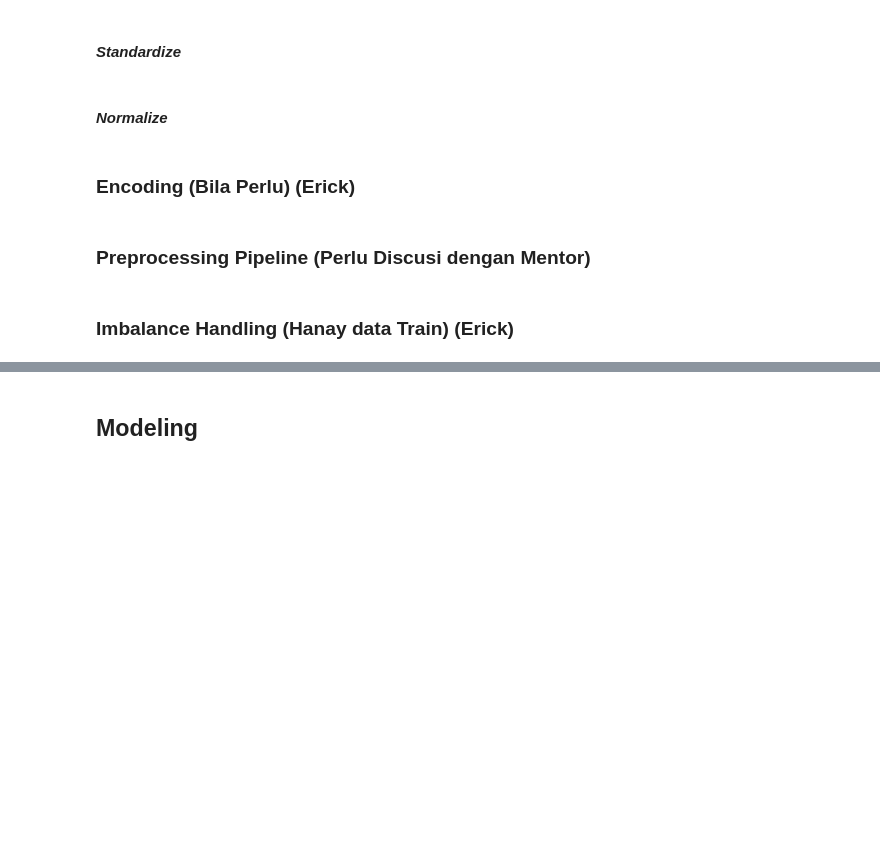
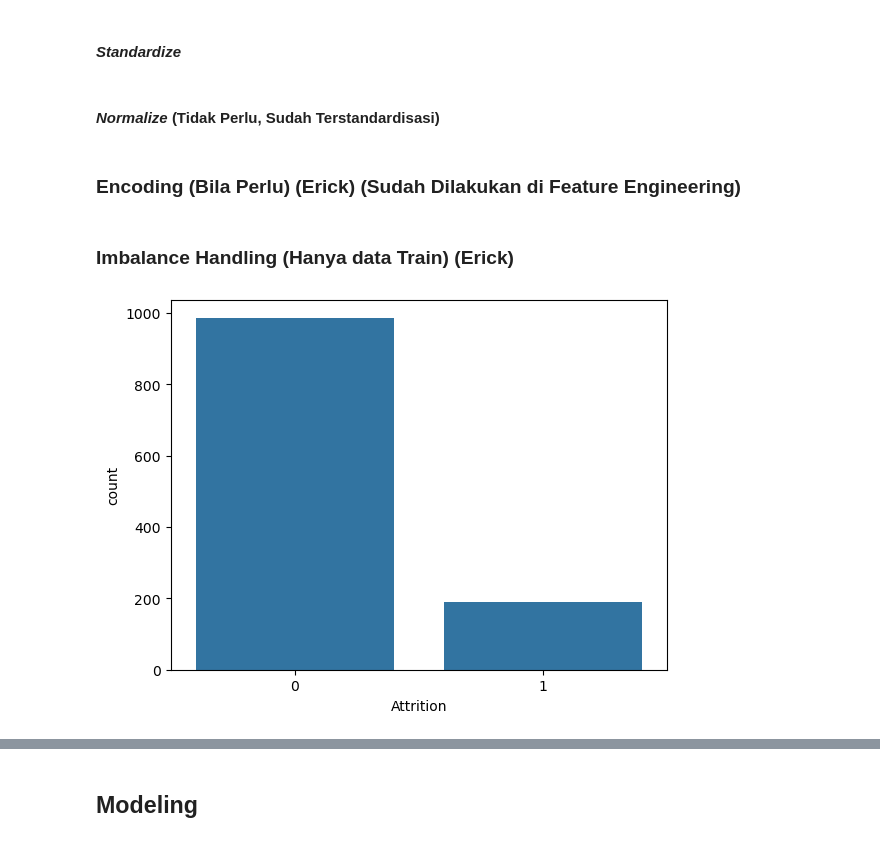
Before and after one commit to gibranariq/Final-Project-Rakamin-Men-United, a Jupyter notebook: Framework_data_modeling_lengkap.ipynb, the cells around one changed output, grey strips where cells are left out. Cells and saved outputs as stored; diff of their text form; code cells hidden in the pictures; blank space fills up the shorter version.

Commit message:
Perbaikan Duplicate Feature Engineering, Singkronisasi df di tiap proses, imbalance handling.

```diff
--- a/Framework_data_modeling_lengkap.ipynb
+++ b/Framework_data_modeling_lengkap.ipynb
@@ -548,0 +492,3 @@ Sebagai bagian dari tahap feature engineering, dikembangkan beberapa fitur baru
+# %%
+df_model = df_encoded.copy().drop(['AgeExperienceGap','MonthlyRate','HourlyRate','DailyRate'], axis=1)
+df_model
@@ -551,8 +535,8 @@ Sebagai bagian dari tahap feature engineering, dikembangkan beberapa fitur baru
 # %% [markdown]
 ### Data Splitting (Erick)
 # %%
-X = df.drop('Attrition', axis=1)
-y = df['Attrition']
+X = df_model.drop('Attrition', axis=1)
+y = df_model['Attrition']
 
 X_train, X_test, y_train, y_test = train_test_split(X, y, test_size=0.2, random_state=42, stratify=y)
 
@@ -627,5 +611,5 @@ scaler = StandardScaler()
 X_train[numerical_cols_to_standardize] = scaler.fit_transform(X_train[numerical_cols_to_standardize])
 X_test[numerical_cols_to_standardize] = scaler.transform(X_test[numerical_cols_to_standardize])
 # %% [markdown]
-#### *Normalize*
+#### *Normalize* (Tidak Perlu, Sudah Terstandardisasi)
 # %%
@@ -643,6 +627,10 @@ X_test[numerical_cols_to_normalize] = minmax_scaler.transform(X_test[numerical_c
 # %% [markdown]
-### Encoding (Bila Perlu) (Erick)
+### Encoding (Bila Perlu) (Erick) (Sudah Dilakukan di Feature Engineering)
-# %% [markdown]
-### Preprocessing Pipeline (Perlu Discusi dengan Mentor)
 # %% [markdown]
-### Imbalance Handling (Hanay data Train) (Erick)
+### Imbalance Handling (Hanya data Train) (Erick)
+# %%
+y_train_show = y_train.to_frame()
+sns.countplot(data=y_train_show,x='Attrition')
+plt.show()
+# %% [output]
+[figure, added]
```
Also changed, not shown: parts of 57 cells of this notebook.
